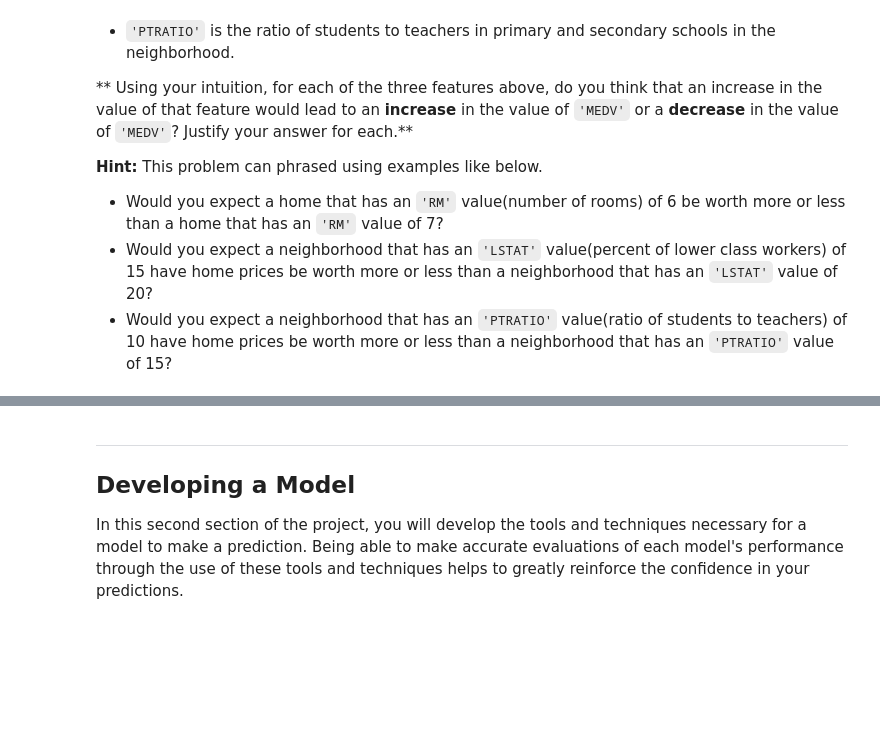
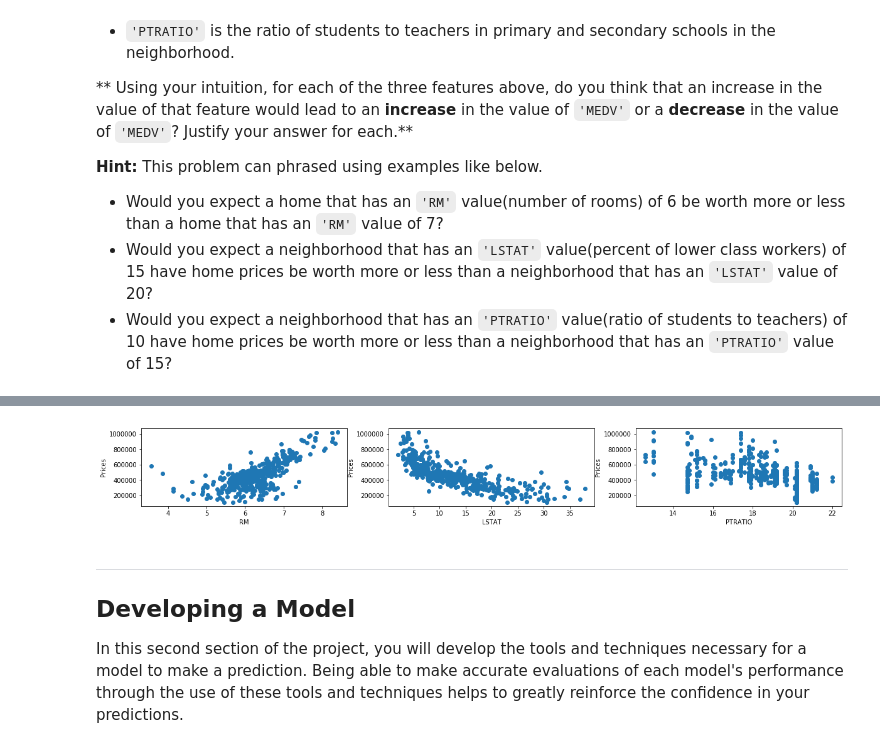
Before and after one commit to sachinlamba/machine-learning, a Jupyter notebook: projects/boston_housing/boston_housing.ipynb, the cells around one changed output, grey strips where cells are left out. Drawn from its saved outputs; the diff is of its cells as text; code cells hidden in the pictures; blank space fills up the shorter version.

Commit message:
Boston Housing price project final submission

```diff
--- a/projects/boston_housing/boston_housing.ipynb
+++ b/projects/boston_housing/boston_housing.ipynb
@@ -124,3 +108,36 @@ As With the Bar charts from PTRATIO vs prices shows: when PTRATIO increase, pric
+# %%
+plt.figure(figsize=(20, 5))
+
+# plt.scatter(features["RM"], prices)
+features_titles = features.columns
+
+for i in range(len(features_titles)):
+    plt.subplot(2, 3, 3+i+1)
+    plt.xlabel(features_titles[i])
+    plt.ylabel("Prices")
+    plt.scatter(features[features_titles[i]], prices)
+
+
+# for i, col in enumerate(features.columns):
+#     plt.subplot(2, 3, i+1)
+#     plt.title(col)
+#     plt.bar(features[col], prices)
+
+# plt.subplot(1, 3, 1)
+# plt.bar(features["RM"], prices) #-> prices increase
+# plt.scatter(features["RM"], prices)
+
+# plt.subplot(1, 3, 2)
+# plt.bar(features["LSTAT"], prices) #-> prices decrease
+# plt.scatter(features["LSTAT"], prices)
+
+# plt.subplot(1, 3, 3)
+# plt.bar(features["PTRATIO"], prices) #-> prices decrease
+# plt.scatter(features["PTRATIO"], prices)
+
+plt.show()
+# %% [output]
+[figure, added]
 # %% [markdown]
 ----
 
```
Also changed, not shown: parts of 25 cells of this notebook, 2 other files.
